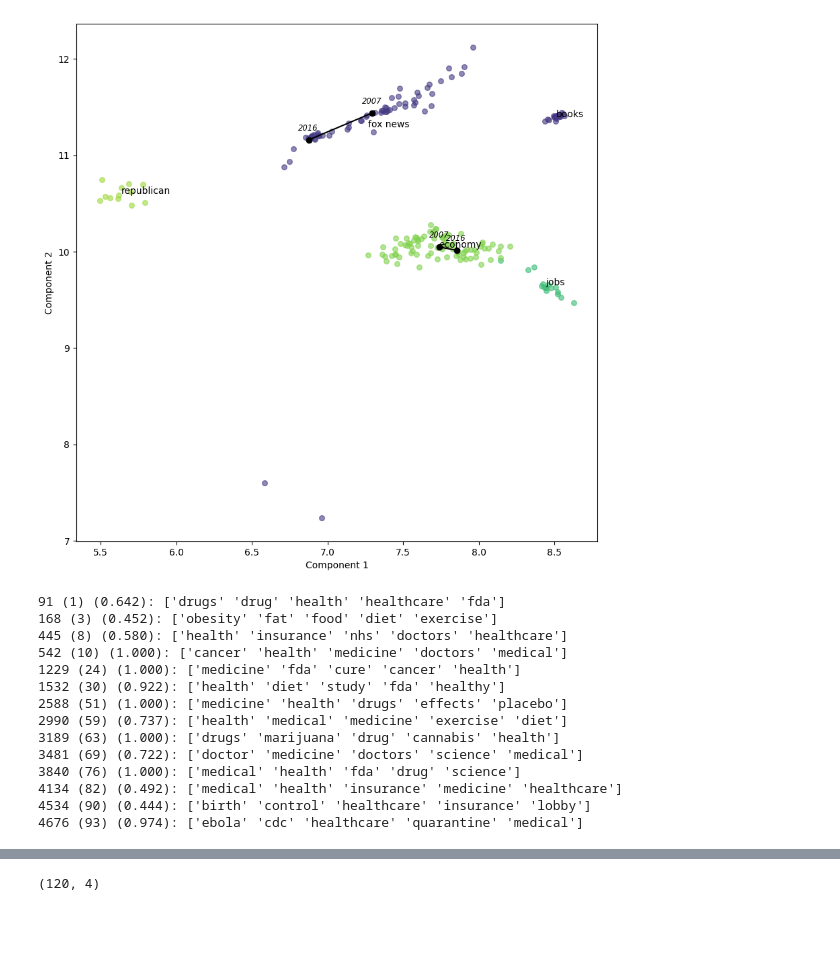
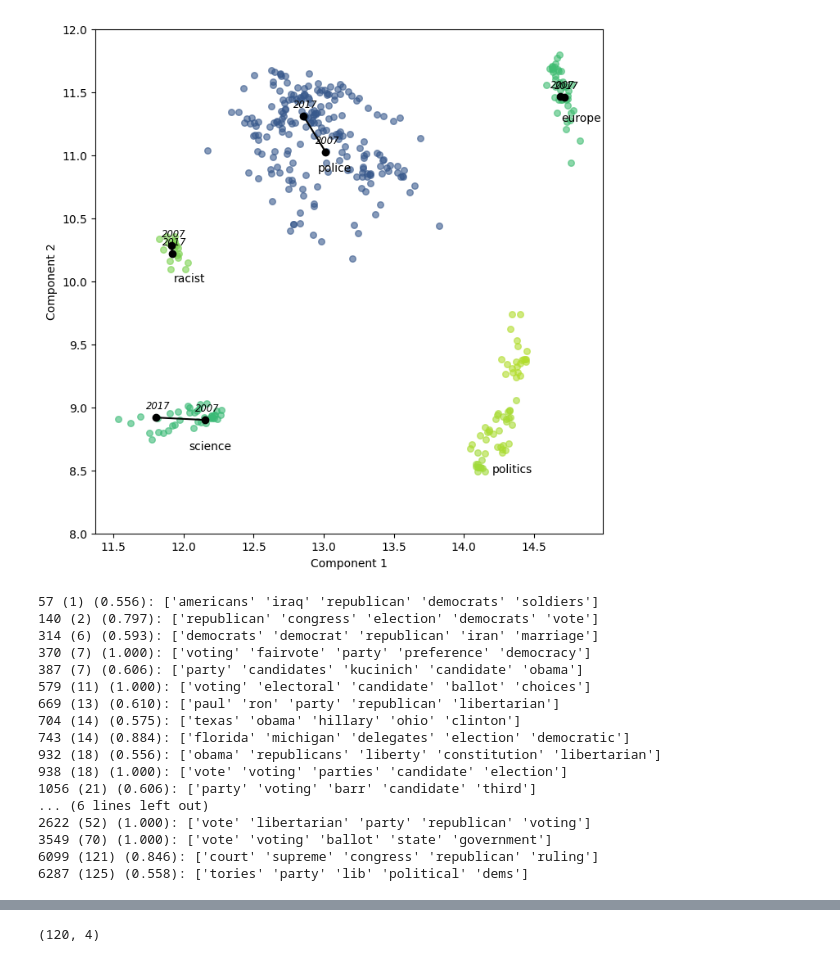
Before and after one commit to stmorse/dtm, a Jupyter notebook: notebooks/align.ipynb, the cells around one changed output, grey strips where cells are left out. Drawn from its saved outputs; the diff is of its cells as text; code cells hidden in the pictures; blank space fills up the shorter version.

```diff
--- a/notebooks/align.ipynb
+++ b/notebooks/align.ipynb
@@ -15,7 +15,7 @@ base_path = '/sciclone/geograd/stmorse/reddit/mbkm_50'
 # LOAD CENTROIDS
 
 start_year = 2007
-end_year = 2016
+end_year = 2017
 start_month = 1
 end_month = 12
 
@@ -93,7 +93,7 @@ colors = plt.cm.viridis(np.linspace(0, 1, n_clusters))
 
 for k in range(2, n_clusters):
     # NOTE: ignore coi=1 for viz (outlier)
-    if k == 1: continue
+    # if k == 1: continue
 
     idx = np.where(hdbs.labels_ == k)[0]
 
@@ -103,7 +103,7 @@ for k in range(2, n_clusters):
     ax.scatter(Cu2d[idx,0], Cu2d[idx,1], s=30, c=colors[k], alpha=0.6, label=k)
 
     centroid = np.average(Cu2d[idx,:], axis=0)
-    ax.text(centroid[0], centroid[1], k)
+    ax.text(centroid[0], centroid[1], k, color='gray', fontsize='x-small', fontstyle='italic')
 
 # plot uncategorized
 idx = np.where(hdbs.labels_ == -1)[0]
@@ -112,5 +112,7 @@ ax.scatter(Cu2d[idx, 0], Cu2d[idx, 1], s=30, c='k', alpha=0.1)
 ax.set_xlabel('Component 1')
 ax.set_ylabel('Component 2')
 
+ax.set_xlim([0,20])
+
 plt.show()
 # %% [output]
@@ -118,8 +120,8 @@ plt.show()
 # %%
-cois = [38, 185, 34, 148, 176]
-hlabels = ['fox news', 'republican', 'books', 'jobs', 'economy']
+cois = [214, 217, 218, 221, 169, 69, 173, 201]
+hlabels = [' ', ' ', 'politics', ' ', 'science', 'police', 'europe', 'racist']
 
-fig, ax = plt.subplots(1,1, figsize=(10,10))
+fig, ax = plt.subplots(1,1, figsize=(8,8))
 
 # use the same colors as full plot
 n_clusters = np.amax(hdbs.labels_)
@@ -132,58 +134,65 @@ for i, coi in enumerate(cois):
 
     ax.scatter(Cu2d[idx,0], Cu2d[idx,1], s=30, c=colors[coi], alpha=0.6, label=k)
 
-    if coi in [38, 176]:
+    if coi in [169, 69, 173, 201]:
         annual_avgs = []
         for y in [0, N-1]:
+        # for y in range(N):
             # indices split marks
             # NOTE: assumes Ck=50 and 12 non-overlapping month-windows
             split_0, split_1 = 12 * 50 * y, 12 * 50 * (y+1)
 
             # get just indices in this year
             sub = idx[np.where((idx >= split_0) & (idx < split_1))[0]]
 
             # if empty, skip
             if len(sub) == 0:
                 continue
 
             # get average position in this year
             avg = np.mean(Cu2d[sub,:], axis=0)
-            ax.text(avg[0] - 0.07, avg[1] + 0.1, years[y], fontstyle='italic', fontsize='small')
+            ax.text(avg[0] - 0.07, avg[1] + 0.07, years[y], fontstyle='italic', fontsize='small')
             annual_avgs.append(avg)
         annual_avgs = np.vstack(annual_avgs)
 
         ax.plot(annual_avgs[:,0], annual_avgs[:,1], 'ko-')
 
     centroid = np.average(Cu2d[idx,:], axis=0)
-    ax.text(centroid[0], centroid[1], hlabels[i])
+    ax.text(centroid[0], centroid[1] - 0.25, hlabels[i])
 
 ax.set_xlabel('Component 1')
 ax.set_ylabel('Component 2')
 
+ax.set_ylim([8,12])
+# ax.set_xlim([11,15])
+
 plt.show()
 # %% [output]
-[figure, old version]
+[figure, new version]
 # %%
-coi = 53
+coi = 221
 
 idx = np.where(hdbs.labels_ == coi)[0]
 for x in idx:
     print(f'{x} ({x // 50}) ({hdbs.probabilities_[x]:.3f}): {T[x][:5]}')
 # %% [output]
-91 (1) (0.642): ['drugs' 'drug' 'health' 'healthcare' 'fda']
-168 (3) (0.452): ['obesity' 'fat' 'food' 'diet' 'exercise']
-445 (8) (0.580): ['health' 'insurance' 'nhs' 'doctors' 'healthcare']
-542 (10) (1.000): ['cancer' 'health' 'medicine' 'doctors' 'medical']
-1229 (24) (1.000): ['medicine' 'fda' 'cure' 'cancer' 'health']
-1532 (30) (0.922): ['health' 'diet' 'study' 'fda' 'healthy']
-2588 (51) (1.000): ['medicine' 'health' 'drugs' 'effects' 'placebo']
-2990 (59) (0.737): ['health' 'medical' 'medicine' 'exercise' 'diet']
-3189 (63) (1.000): ['drugs' 'marijuana' 'drug' 'cannabis' 'health']
-3481 (69) (0.722): ['doctor' 'medicine' 'doctors' 'science' 'medical']
-3840 (76) (1.000): ['medical' 'health' 'fda' 'drug' 'science']
-4134 (82) (0.492): ['medical' 'health' 'insurance' 'medicine' 'healthcare']
-4534 (90) (0.444): ['birth' 'control' 'healthcare' 'insurance' 'lobby']
-4676 (93) (0.974): ['ebola' 'cdc' 'healthcare' 'quarantine' 'medical']
+57 (1) (0.556): ['americans' 'iraq' 'republican' 'democrats' 'soldiers']
+140 (2) (0.797): ['republican' 'congress' 'election' 'democrats' 'vote']
+314 (6) (0.593): ['democrats' 'democrat' 'republican' 'iran' 'marriage']
+370 (7) (1.000): ['voting' 'fairvote' 'party' 'preference' 'democracy']
+387 (7) (0.606): ['party' 'candidates' 'kucinich' 'candidate' 'obama']
+579 (11) (1.000): ['voting' 'electoral' 'candidate' 'ballot' 'choices']
+669 (13) (0.610): ['paul' 'ron' 'party' 'republican' 'libertarian']
+704 (14) (0.575): ['texas' 'obama' 'hillary' 'ohio' 'clinton']
+743 (14) (0.884): ['florida' 'michigan' 'delegates' 'election' 'democratic']
+932 (18) (0.556): ['obama' 'republicans' 'liberty' 'constitution' 'libertarian']
+938 (18) (1.000): ['vote' 'voting' 'parties' 'candidate' 'election']
+1056 (21) (0.606): ['party' 'voting' 'barr' 'candidate' 'third']
+... (6 lines left out)
+2622 (52) (1.000): ['vote' 'libertarian' 'party' 'republican' 'voting']
+3549 (70) (1.000): ['vote' 'voting' 'ballot' 'state' 'government']
+6099 (121) (0.846): ['court' 'supreme' 'congress' 'republican' 'ruling']
+6287 (125) (0.558): ['tories' 'party' 'lib' 'political' 'dems']
 # %%
 # cois = [183, 188, 189, 153, 191]
 cois = np.arange(np.amax(hdbs.labels_))
```
Also changed, not shown: parts of 11 cells of this notebook, 3 other files.
